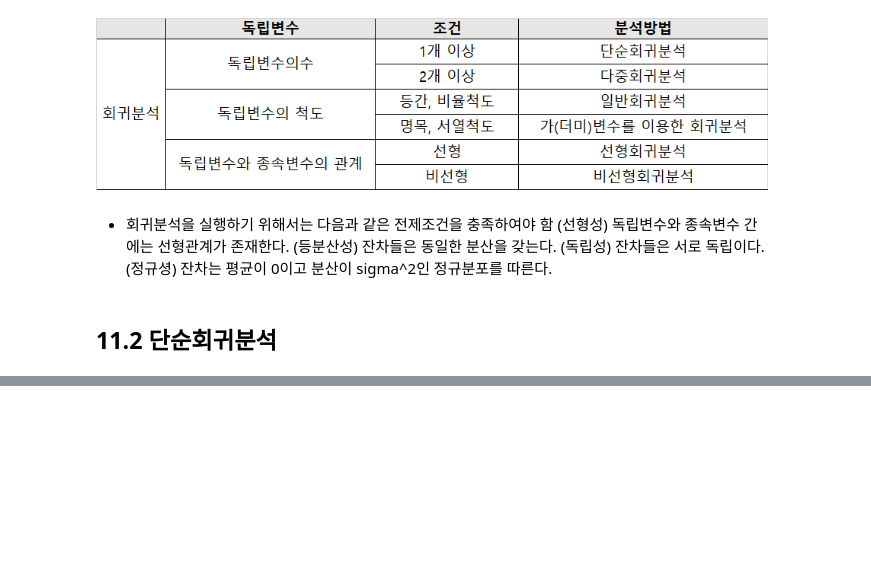
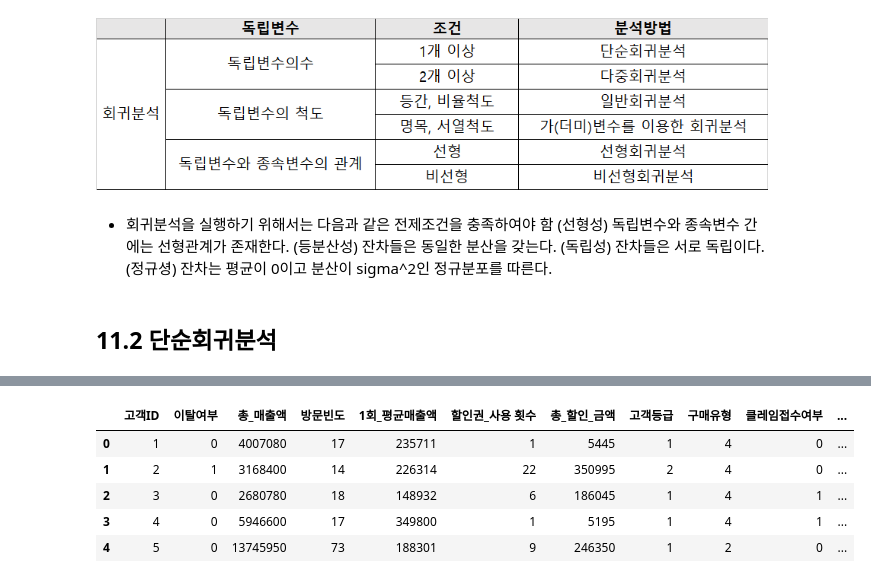
Before and after one commit to OH1107/self_study, a Jupyter notebook: training/chapter11/11장_회귀분석.ipynb, the cells around one changed output, grey strips where cells are left out. Cells and saved outputs as stored; diff of their text form; code cells hidden in the pictures; blank space fills up the shorter version.

```diff
--- a/training/chapter11/11장_회귀분석.ipynb
+++ b/training/chapter11/11장_회귀분석.ipynb
@@ -35,0 +95,14 @@
+# %%
+# 1. 모듈 및 데이터 탑재
+import pandas as pd
+import statsmodels.formula.api as smf   # 서브모듈 formula.api는 수식 문자열과 데이터프레임을 사용해 모델을 편리하게 사용할 수 있는 함수 지원
+
+df = pd.read_csv('/content/drive/My Drive/Colab Notebooks/statistics/data/Ashopping.csv',sep=',',encoding='cp949')
+df.head()
+# %% [output]
+|  | 고객ID | 이탈여부 | 총_매출액 | 방문빈도 | 1회_평균매출액 | 할인권_사용 횟수 | 총_할인_금액 | 고객등급 | 구매유형 | 클레임접수여부 | ... |
+| 0 | 1 | 0 | 4007080 | 17 | 235711 | 1 | 5445 | 1 | 4 | 0 | ... |
+| 1 | 2 | 1 | 3168400 | 14 | 226314 | 22 | 350995 | 2 | 4 | 0 | ... |
+| 2 | 3 | 0 | 2680780 | 18 | 148932 | 6 | 186045 | 1 | 4 | 1 | ... |
+| 3 | 4 | 0 | 5946600 | 17 | 349800 | 1 | 5195 | 1 | 4 | 1 | ... |
+| 4 | 5 | 0 | 13745950 | 73 | 188301 | 9 | 246350 | 1 | 2 | 0 | ... |
```
Also changed, not shown: parts of 25 cells of this notebook.
